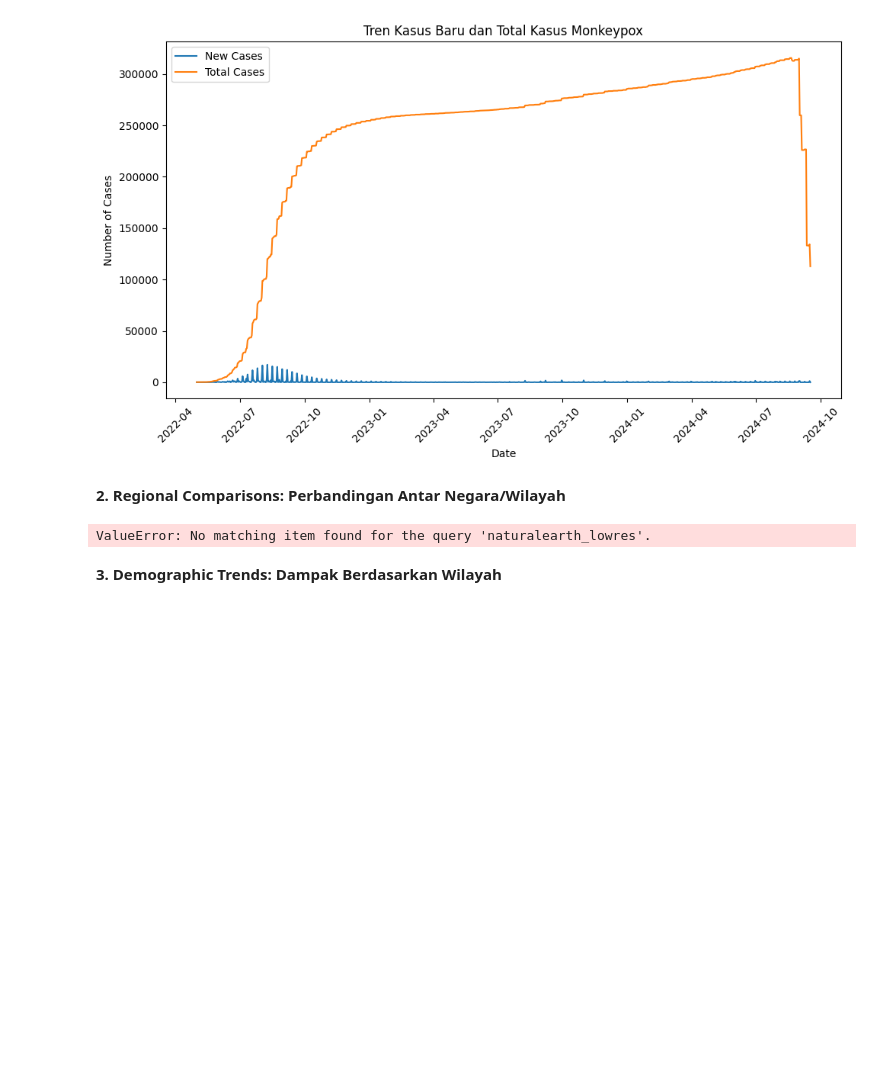
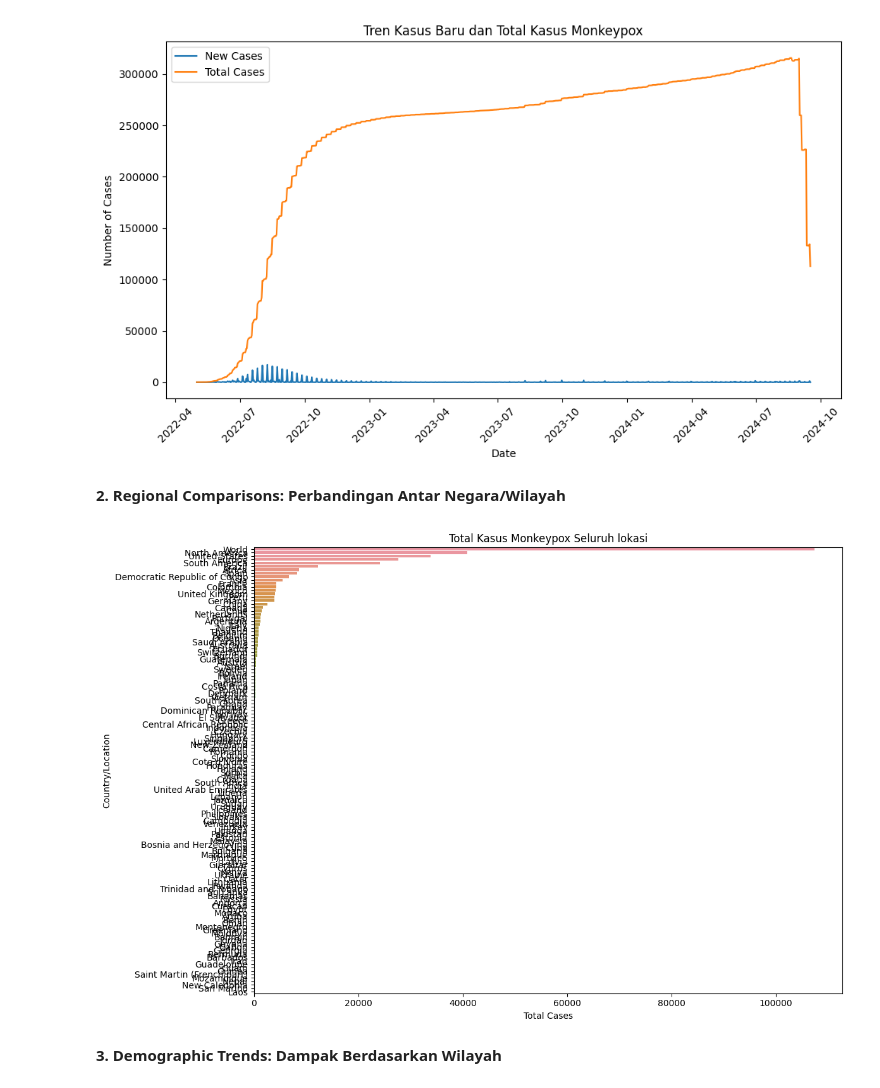
Before and after one commit to RyanGA09/DataAnalyst-ImpactAnalysisOfMonkeypoxCaseStudy, a Jupyter notebook: Notebook.ipynb, the cells around one changed output. Cells and saved outputs as stored; diff of their text form; code cells hidden in the pictures; blank space fills up the shorter version.

```diff
--- a/Notebook.ipynb
+++ b/Notebook.ipynb
@@ -568,37 +543,17 @@ plt.show()
 [figure]
 # %% [markdown]
 **2. Regional Comparisons: Perbandingan Antar Negara/Wilayah**
-# %%
-# # Membaca data geometris dunia dari geopandas
-# world = gpd.read_file(gpd.datasets.get_path('naturalearth_lowres'))
-
-# Membaca data geometris dunia dari geodatasets
-world = gpd.read_file(get_path('naturalearth_lowres'))
-
-# Gabungkan data kasus dengan data geometris berdasarkan kolom 'location' yang mengandung nama negara
-data_grouped_by_location_cleaned = data_grouped_by_location[
-    data_grouped_by_location['location'].isin(world['name'])
-]
-
-# Gabungkan dataset kasus dan geometris berdasarkan nama negara
-merged = world.merge(data_grouped_by_location_cleaned, how='left', left_on='name', right_on='location')
-
-# Mengganti NaN dengan 0 untuk negara yang tidak memiliki data kasus
-merged['total_cases'] = merged['total_cases'].fillna(0)
-
-# Visualisasi peta interaktif dengan plotly
-fig = px.choropleth(merged,
-                    locations="name",
-                    locationmode="country names",
-                    color="total_cases",
-                    hover_name="name",
-                    projection="natural earth",
-                    title='Persebaran Total Kasus Monkeypox per Negara')
-
-# Menampilkan visualisasi peta
-fig.show()
-# %% [output]
-ValueError: No matching item found for the query 'naturalearth_lowres'.
+# %%
+# Visualisasi: Total Kasus dan Kematian per Negara
+plt.figure(figsize=(12, 8))
+sns.barplot(x='total_cases', y='location', data=data_grouped_by_location.sort_values('total_cases', ascending=False))
+plt.title('Total Kasus Monkeypox Seluruh lokasi')
+plt.xlabel('Total Cases')
+plt.ylabel('Country/Location')
+plt.tight_layout()
+plt.show()
+# %% [output]
+[figure, added]
 # %% [markdown]
 **3. Demographic Trends: Dampak Berdasarkan Wilayah**
 # %%
```
Also changed, not shown: parts of 8 cells of this notebook.
